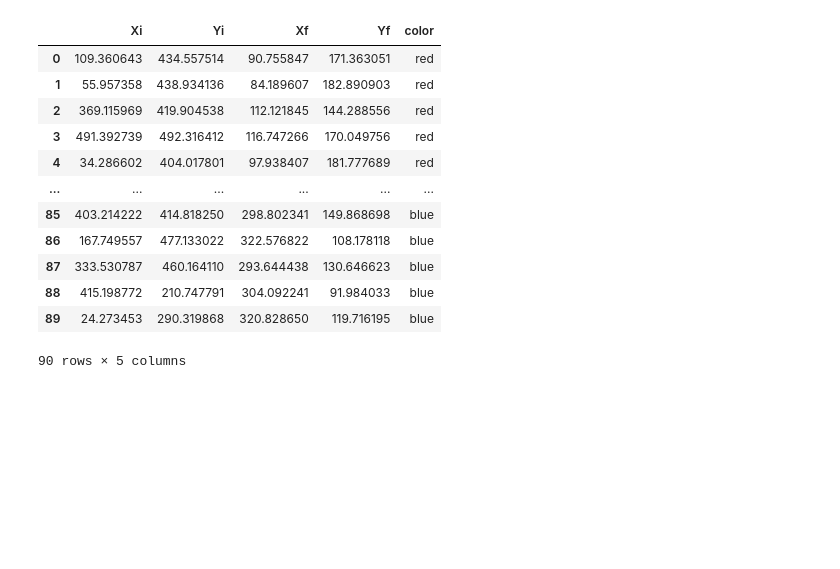
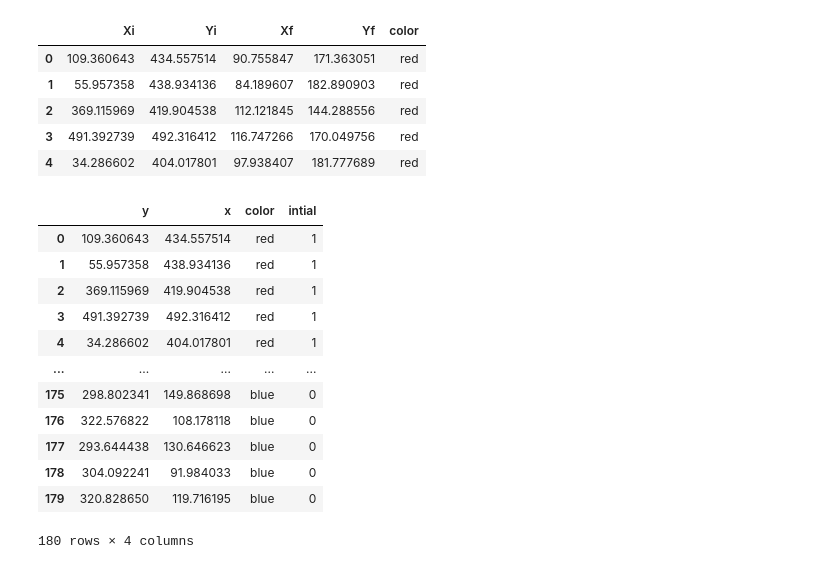
Before and after one commit to NAVSmith/viz_with_JS, a Jupyter notebook: plotly/Untitled.ipynb, the cells around one changed output. Saved outputs shown, nothing was run; the diff lists cells and outputs as text; code cells hidden in the pictures; blank space fills up the shorter version.

```diff
--- a/plotly/Untitled.ipynb
+++ b/plotly/Untitled.ipynb
@@ -43,16 +12,9 @@ df = pd.read_csv('https://raw.githubusercontent.com/chumo/Data2Serve/master/tran
 # %%
-df
+df.head()
 # %% [output]
 |  | Xi | Yi | Xf | Yf | color |
 | 0 | 109.360643 | 434.557514 | 90.755847 | 171.363051 | red |
 | 1 | 55.957358 | 438.934136 | 84.189607 | 182.890903 | red |
 | 2 | 369.115969 | 419.904538 | 112.121845 | 144.288556 | red |
 | 3 | 491.392739 | 492.316412 | 116.747266 | 170.049756 | red |
 | 4 | 34.286602 | 404.017801 | 97.938407 | 181.777689 | red |
-| ... | ... | ... | ... | ... | ... |
-| 85 | 403.214222 | 414.818250 | 298.802341 | 149.868698 | blue |
-| 86 | 167.749557 | 477.133022 | 322.576822 | 108.178118 | blue |
-| 87 | 333.530787 | 460.164110 | 293.644438 | 130.646623 | blue |
-| 88 | 415.198772 | 210.747791 | 304.092241 | 91.984033 | blue |
-| 89 | 24.273453 | 290.319868 | 320.828650 | 119.716195 | blue |
-90 rows × 5 columns
@@ -65,0 +31,16 @@ fig1 = ms(
+# %%
+tidy_df
+# %% [output]
+|  | y | x | color | intial |
+| 0 | 109.360643 | 434.557514 | red | 1 |
+| 1 | 55.957358 | 438.934136 | red | 1 |
+| 2 | 369.115969 | 419.904538 | red | 1 |
+| 3 | 491.392739 | 492.316412 | red | 1 |
+| 4 | 34.286602 | 404.017801 | red | 1 |
+| ... | ... | ... | ... | ... |
+| 175 | 298.802341 | 149.868698 | blue | 0 |
+| 176 | 322.576822 | 108.178118 | blue | 0 |
+| 177 | 293.644438 | 130.646623 | blue | 0 |
+| 178 | 304.092241 | 91.984033 | blue | 0 |
+| 179 | 320.828650 | 119.716195 | blue | 0 |
+180 rows × 4 columns
```
Also changed, not shown: parts of 16 cells of this notebook, 2 other files.
